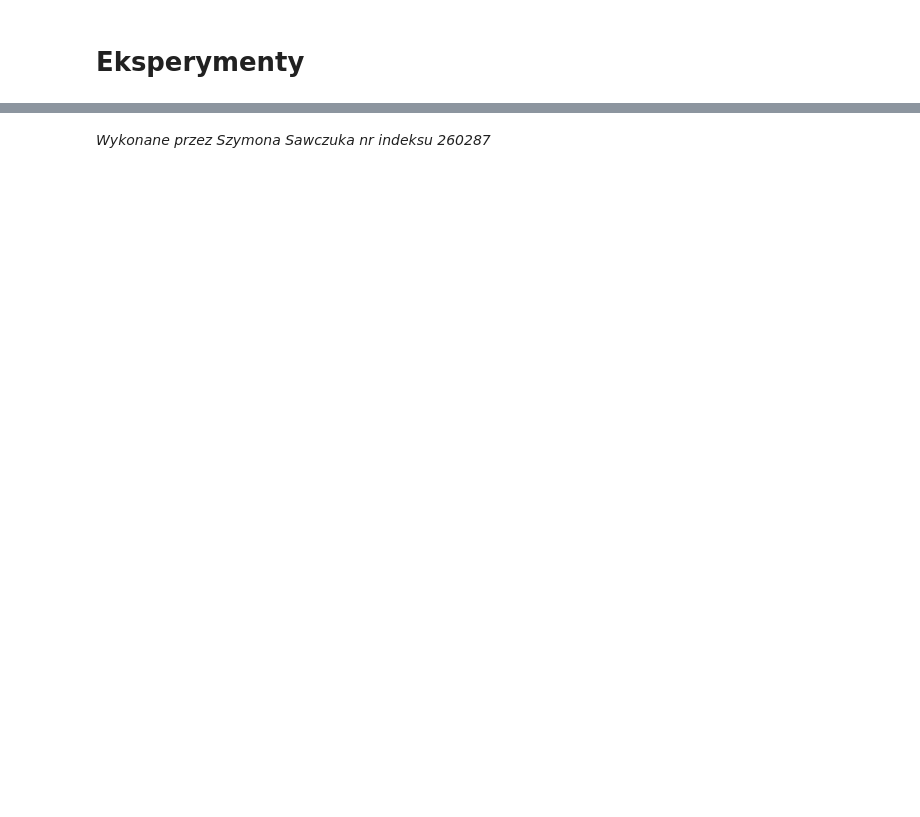
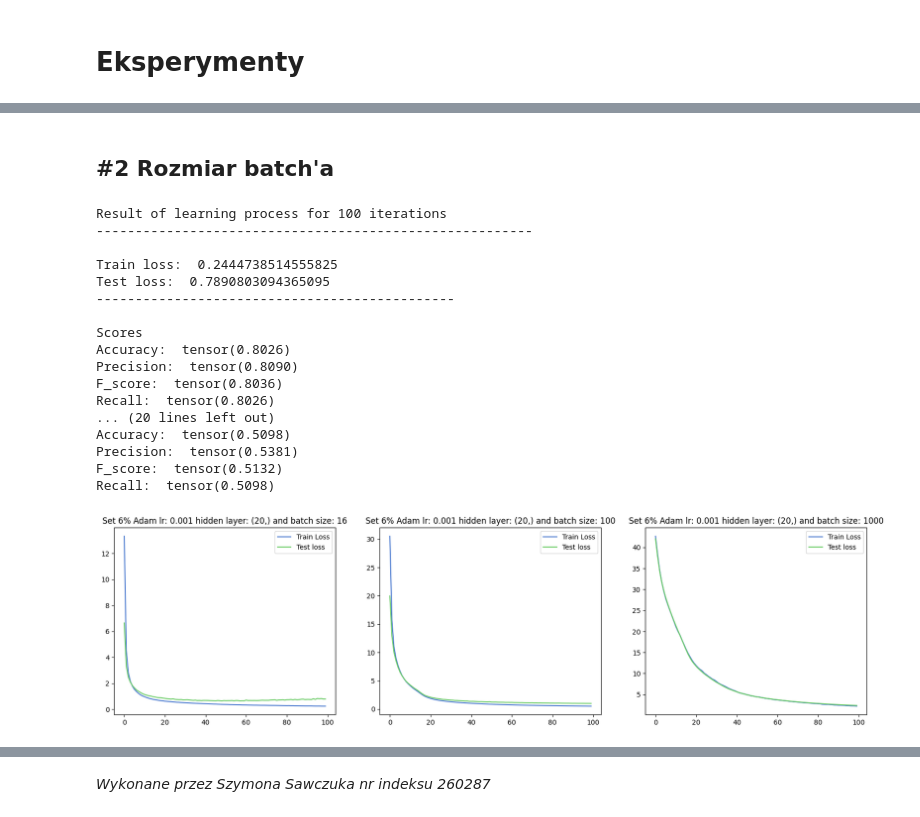
Before and after one commit to SzymonSawczuk/neural-networks, a Jupyter notebook: lab5/Ćwiczenie_5_Szymon_Sawczuk_260287.ipynb, the cells around one changed output, grey strips where cells are left out. Drawn from its saved outputs; the diff is of its cells as text; code cells hidden in the pictures; blank space fills up the shorter version.

```diff
--- a/lab5/Ćwiczenie_5_Szymon_Sawczuk_260287.ipynb
+++ b/lab5/Ćwiczenie_5_Szymon_Sawczuk_260287.ipynb
@@ -258,0 +285,31 @@ Recall:  tensor(0.7753)
+# %% [markdown]
+<h2>#2 Rozmiar batch'a</h2>
+# %%
+options_neurons_size = [[hiddenLayer_20, train_set_6, test_set_6, 10, batch_size_1],
+                        [hiddenLayer_20, train_set_6, test_set_6, 10, batch_size_2],
+                        [hiddenLayer_20, train_set_6, test_set_6, 10, batch_size_3]]
+
+options_neurons_titles = ["Set 6% Adam lr: " + str(learning_rate) + " hidden layer: " + str(hiddenLayer_20) + " and batch size: " + str(batch_size_1),
+                          "Set 6% Adam lr: " + str(learning_rate) + " hidden layer: " + str(hiddenLayer_20) + " and batch size: " + str(batch_size_2),
+                          "Set 6% Adam lr: " + str(learning_rate) + " hidden layer: " + str(hiddenLayer_20) + " and batch size: " + str(batch_size_3)]
+
+run_models(options_neurons_size, options_neurons_titles)
+# %% [output]
+Result of learning process for 100 iterations
+--------------------------------------------------------
+
+Train loss:  0.2444738514555825
+Test loss:  0.7890803094365095
+----------------------------------------------
+
+Scores
+Accuracy:  tensor(0.8026)
+Precision:  tensor(0.8090)
+F_score:  tensor(0.8036)
+Recall:  tensor(0.8026)
+... (20 lines left out)
+Accuracy:  tensor(0.5098)
+Precision:  tensor(0.5381)
+F_score:  tensor(0.5132)
+Recall:  tensor(0.5098)
+[figure, added]
```
Also changed, not shown: parts of 24 cells of this notebook.
